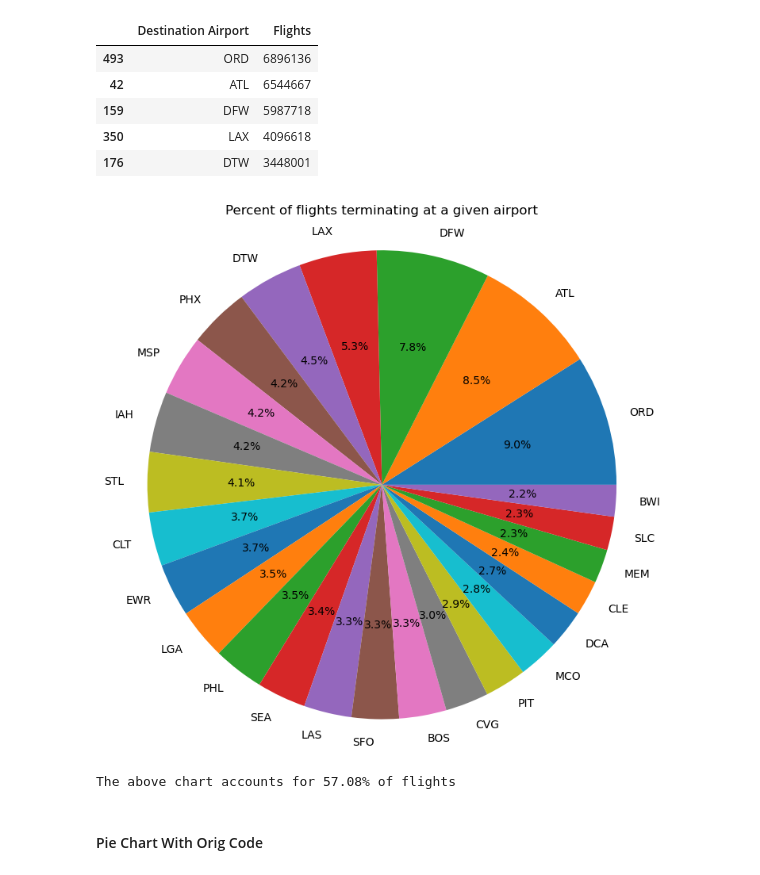
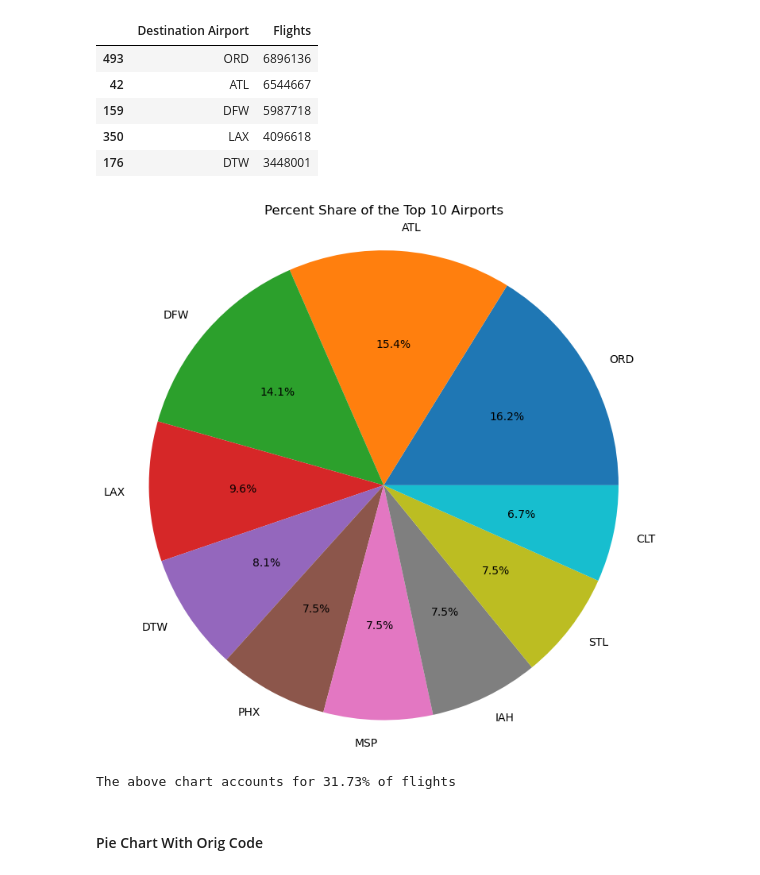
Before and after one commit to gigodata/08-EV-charging, a Jupyter notebook: Chart Generation.ipynb, the cells around one changed output. Cells and saved outputs as stored; diff of their text form; code cells hidden in the pictures.

```diff
--- a/Chart Generation.ipynb
+++ b/Chart Generation.ipynb
@@ -50,21 +54,21 @@ destFlights.head()
 | 350 | LAX | 4096618 |
 | 176 | DTW | 3448001 |
 # %%
-numEntries = 25
-shortened = destFlights.iloc[:numEntries]
+numEntries = 10
+shorteneda = destFlights.iloc[:numEntries]
 
-plt.pie(shortened['Flights'], labels=shortened['Destination Airport'], autopct='%1.1f%%', radius=2)
-plt.title("Percent of flights terminating at a given airport", y=1.4)
+plt.pie(shorteneda['Flights'], labels=shorteneda['Destination Airport'], autopct='%1.1f%%', radius=2)
+plt.title(f"Percent Share of the Top {numEntries} Airports", y=1.4)
 plt.show()
 
-shortSum = shortened['Flights'].sum()
+shortSum = shorteneda['Flights'].sum()
 longSum = destFlights['Flights'].sum()
 pctShown = round(((shortSum/longSum) * 100), 2)
 
 print(f"The above chart accounts for {pctShown}% of flights")
 # %% [output]
-[figure, old version]
+[figure, new version]
-The above chart accounts for 57.08% of flights
+The above chart accounts for 31.73% of flights
 # %% [markdown]
 #### Pie Chart With Orig Code
 # %%
```
Also changed, not shown: parts of 12 cells of this notebook.
